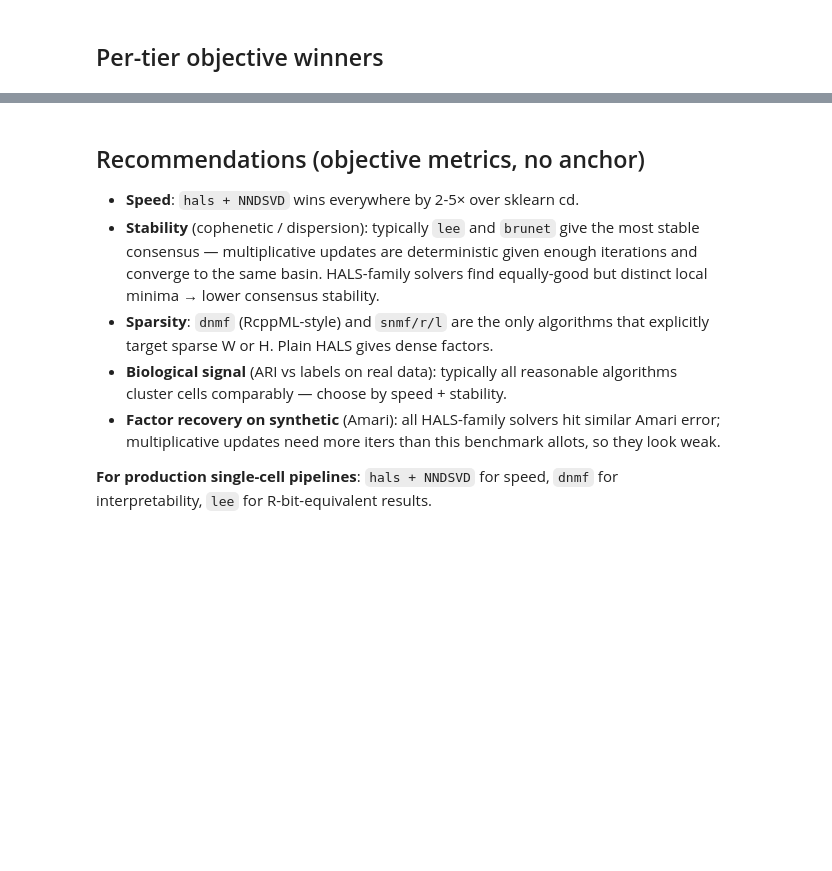
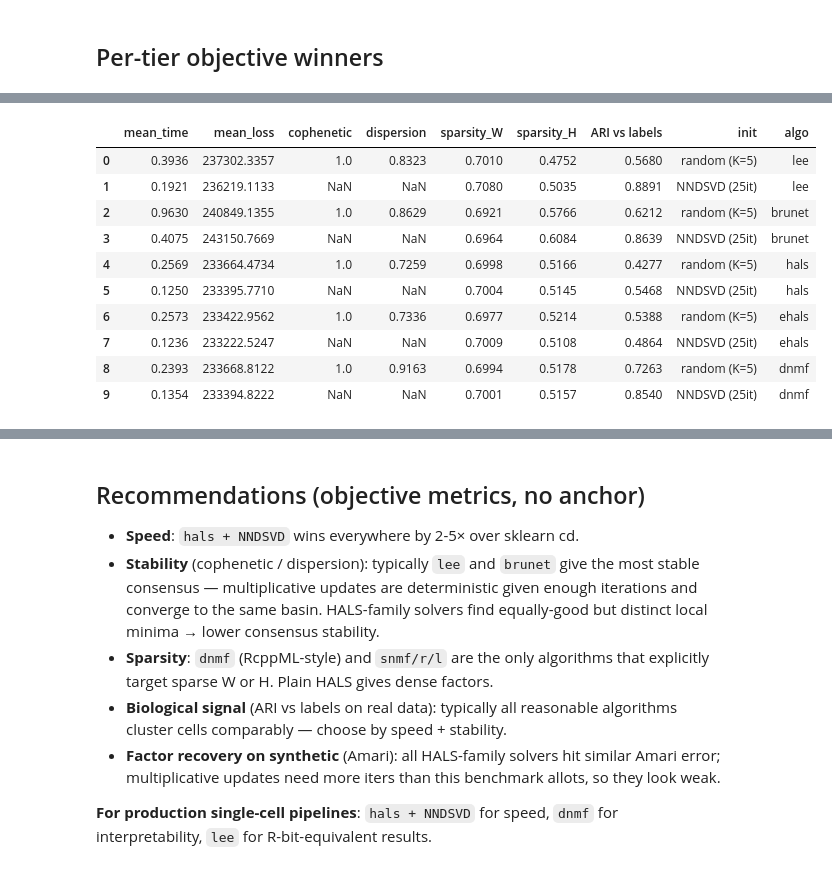
Before and after one commit to omicverse/rust-NMF, a Jupyter notebook: examples/benchmark_scaling.ipynb, the cells around one changed output, grey strips where cells are left out. Drawn from its saved outputs; the diff is of its cells as text; code cells hidden in the pictures; blank space fills up the shorter version.

```diff
--- a/examples/benchmark_scaling.ipynb
+++ b/examples/benchmark_scaling.ipynb
@@ -372,0 +381,49 @@ lowest Amari hals+NNDSVD (20it, K=1) 2.146043e-01
+# %%
+# Re-run small tier (real pbmc8k, has labels) testing every algo × init.
+# NNDSVD is deterministic (K=1); random init runs K=5 for consensus.
+init_compare_rows = []
+for method in ('lee', 'brunet', 'hals', 'ehals', 'dnmf'):
+    # Random init, K runs
+    d = run_with_consensus(V_small, rank_small, method, n_runs=5,
+                            max_iter=MAX_SMALL, num_threads=16,
+                            sub_idx=sub_small)
+    cluster = np.argmax(d['last_H'][:, sub_small], axis=0)
+    d['ARI vs labels'] = adjusted_rand_score(labels_sub, cluster)
+    d['init'] = 'random (K=5)'
+    d['algo'] = method
+    init_compare_rows.append(d)
+
+    # NNDSVD init, deterministic so K=1 with reduced iter budget.
+    W0n, H0n = nmf_rs.nndsvd_init(V_small, rank_small, fill='mean', seed=0)
+    nn_iter = 25
+    t = time.perf_counter()
+    res = nmf_rs.nmf(V_small, rank=rank_small, method=method,
+                     W0=W0n, H0=H0n, max_iter=nn_iter, num_threads=16)
+    dt = time.perf_counter() - t
+    sw, sh = factor_sparsity(res.W, res.H)
+    cluster = np.argmax(res.H[:, sub_small], axis=0)
+    init_compare_rows.append({
+        'algo': method, 'init': f'NNDSVD ({nn_iter}it)',
+        'mean_time': dt,
+        'mean_loss': 0.5 * float(np.linalg.norm(V_small - res.fitted()) ** 2),
+        'cophenetic': float('nan'), 'dispersion': float('nan'),
+        'sparsity_W': sw, 'sparsity_H': sh,
+        'ARI vs labels': adjusted_rand_score(labels_sub, cluster),
+        'last_W': res.W, 'last_H': res.H,
+    })
+
+init_df = pd.DataFrame([{k: v for k, v in r.items() if k not in ('last_W','last_H')}
+                         for r in init_compare_rows])
+init_df.round(4)
+# %% [output]
+|  | mean_time | mean_loss | cophenetic | dispersion | sparsity_W | sparsity_H | ARI vs labels | init | algo |
+| 0 | 0.3936 | 237302.3357 | 1.0 | 0.8323 | 0.7010 | 0.4752 | 0.5680 | random (K=5) | lee |
+| 1 | 0.1921 | 236219.1133 | NaN | NaN | 0.7080 | 0.5035 | 0.8891 | NNDSVD (25it) | lee |
+| 2 | 0.9630 | 240849.1355 | 1.0 | 0.8629 | 0.6921 | 0.5766 | 0.6212 | random (K=5) | brunet |
+| 3 | 0.4075 | 243150.7669 | NaN | NaN | 0.6964 | 0.6084 | 0.8639 | NNDSVD (25it) | brunet |
+| 4 | 0.2569 | 233664.4734 | 1.0 | 0.7259 | 0.6998 | 0.5166 | 0.4277 | random (K=5) | hals |
+| 5 | 0.1250 | 233395.7710 | NaN | NaN | 0.7004 | 0.5145 | 0.5468 | NNDSVD (25it) | hals |
+| 6 | 0.2573 | 233422.9562 | 1.0 | 0.7336 | 0.6977 | 0.5214 | 0.5388 | random (K=5) | ehals |
+| 7 | 0.1236 | 233222.5247 | NaN | NaN | 0.7009 | 0.5108 | 0.4864 | NNDSVD (25it) | ehals |
+| 8 | 0.2393 | 233668.8122 | 1.0 | 0.9163 | 0.6994 | 0.5178 | 0.7263 | random (K=5) | dnmf |
+| 9 | 0.1354 | 233394.8222 | NaN | NaN | 0.7001 | 0.5157 | 0.8540 | NNDSVD (25it) | dnmf |
```
Also changed, not shown: parts of 7 cells of this notebook, 2 other files.
